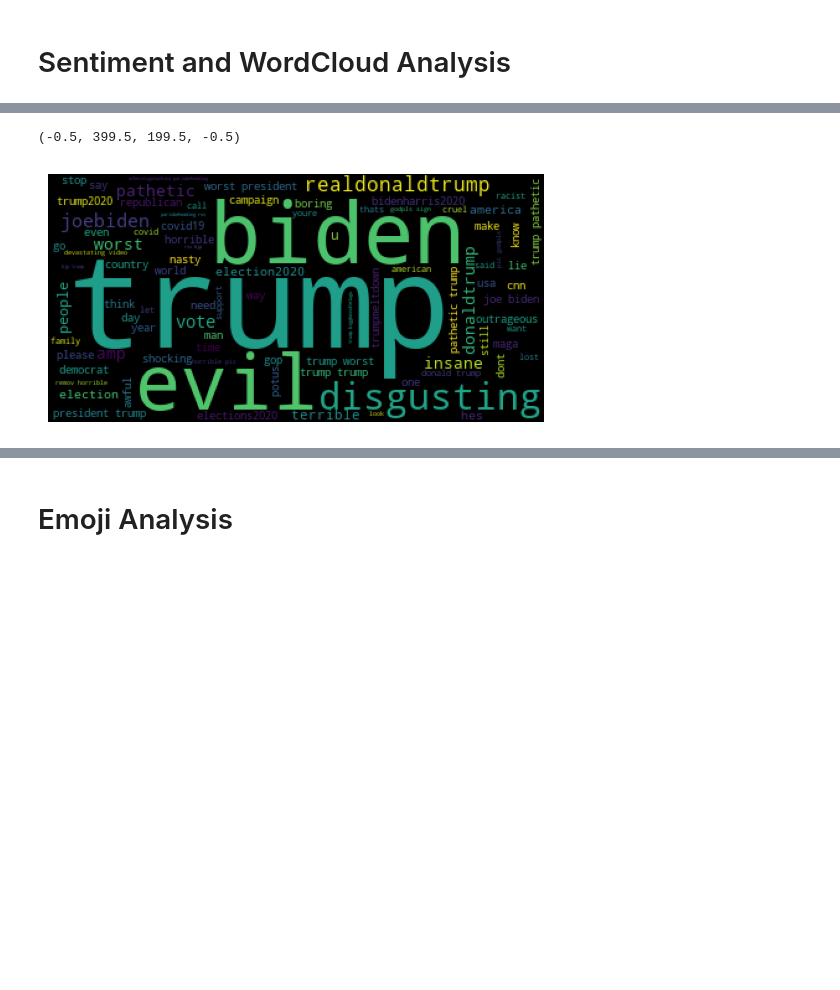
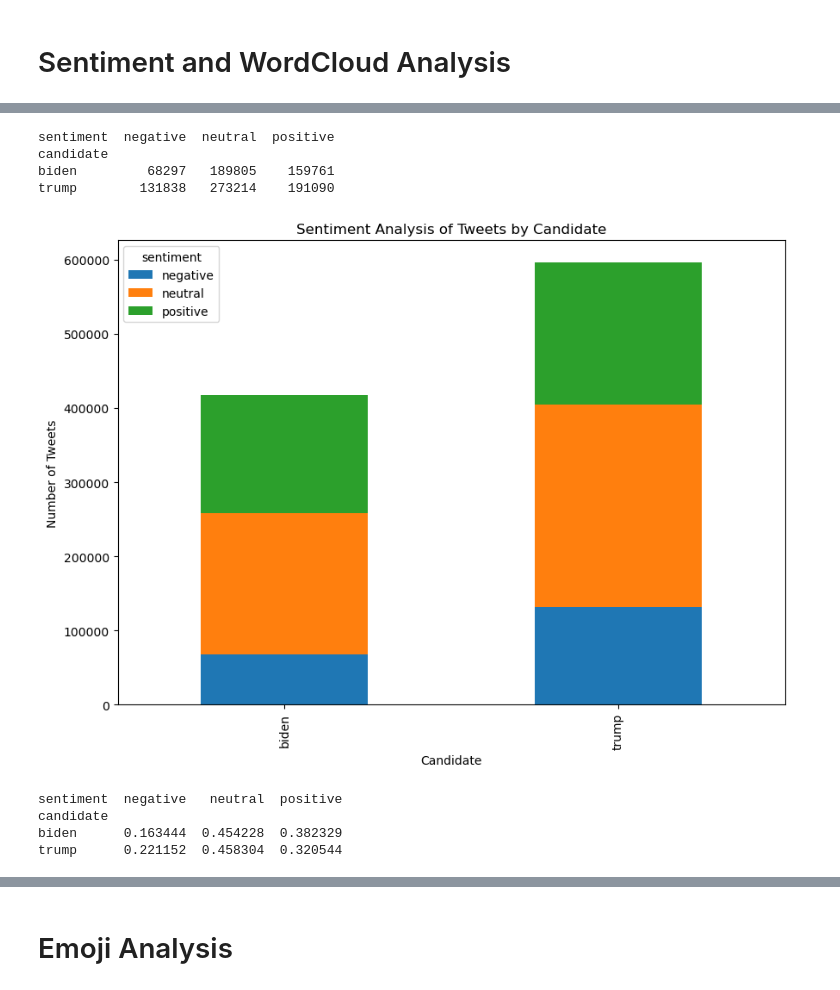
Before and after one commit to renatovfreitas/DataCircle_Twitter_Project, a Jupyter notebook: Data_Manipulation.ipynb, the cells around one changed output, grey strips where cells are left out. Drawn from its saved outputs; the diff is of its cells as text; code cells hidden in the pictures; blank space fills up the shorter version.

```diff
--- a/Data_Manipulation.ipynb
+++ b/Data_Manipulation.ipynb
@@ -104,2 +72,0 @@ len(polarity)
-# %%
-twitter_df['polarity'] = polarity
@@ -186,6 +73,40 @@ wordcloud2 = WordCloud(stopwords=set(STOPWORDS)).generate(total_negative_twits)
-# %%
-plt.imshow(wordcloud2)
-plt.axis('off')
-# %% [output]
-(-0.5, 399.5, 199.5, -0.5)
-[figure, removed]
+# %%
+def get_sentiment(text):
+    analysis = TextBlob(text)
+    # Classify sentiment as positive, negative, or neutral
+    if analysis.sentiment.polarity > 0:
+        return 'positive'
+    elif analysis.sentiment.polarity == 0:
+        return 'neutral'
+    else:
+        return 'negative'
+# %%
+# Apply sentiment analysis to the 'tweet_cleaned' column
+twitter_df['sentiment'] = twitter_df['tweet_cleaned'].apply(get_sentiment)
+# %%
+# Group by candidate and sentiment to get the counts
+sentiment_by_candidate = twitter_df.groupby(['candidate', 'sentiment']).size().unstack(fill_value=0)
+print(sentiment_by_candidate)
+# %% [output]
+sentiment  negative  neutral  positive
+candidate
+biden         68297   189805    159761
+trump        131838   273214    191090
+# %%
+# Plotting sentiment distribution for each candidate
+sentiment_by_candidate.plot(kind='bar', stacked=True, figsize=(10,7))
+plt.title('Sentiment Analysis of Tweets by Candidate')
+plt.xlabel('Candidate')
+plt.ylabel('Number of Tweets')
+plt.show()
+# %% [output]
+[figure, added]
+# %%
+# Group by candidate and sentiment to get the counts
+proportion_sentiment_by_candidate = twitter_df.groupby('candidate')["sentiment"].value_counts(normalize=True).unstack(fill_value=0)
+print(proportion_sentiment_by_candidate)
+# %% [output]
+sentiment  negative   neutral  positive
+candidate
+biden      0.163444  0.454228  0.382329
+trump      0.221152  0.458304  0.320544
```
Also changed, not shown: parts of 41 cells of this notebook, 1 other file.
